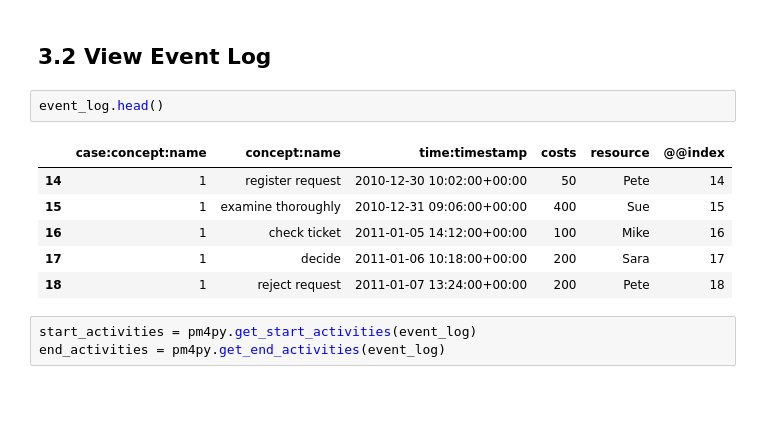
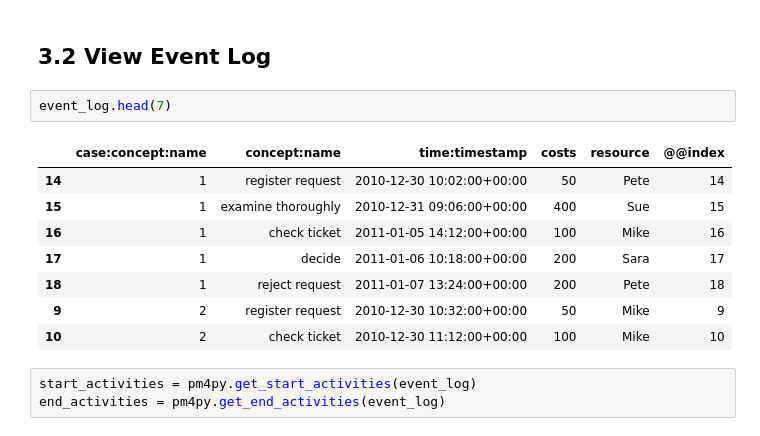
Before and after one commit to Brinkhuis/PM4PY, a Jupyter notebook: PM4PY.ipynb, the cells around one changed output. Cells and saved outputs as stored; diff of their text form; blank space fills up the shorter version.

```diff
--- a/PM4PY.ipynb
+++ b/PM4PY.ipynb
@@ -475,14 +483,16 @@ event_log = pm4py.format_dataframe(
 # %% [markdown]
 ## 3.2 View Event Log
 # %%
-event_log.head()
+event_log.head(7)
 # %% [output]
 |  | case:concept:name | concept:name | time:timestamp | costs | resource | @@index |
 | 14 | 1 | register request | 2010-12-30 10:02:00+00:00 | 50 | Pete | 14 |
 | 15 | 1 | examine thoroughly | 2010-12-31 09:06:00+00:00 | 400 | Sue | 15 |
 | 16 | 1 | check ticket | 2011-01-05 14:12:00+00:00 | 100 | Mike | 16 |
 | 17 | 1 | decide | 2011-01-06 10:18:00+00:00 | 200 | Sara | 17 |
 | 18 | 1 | reject request | 2011-01-07 13:24:00+00:00 | 200 | Pete | 18 |
+| 9 | 2 | register request | 2010-12-30 10:32:00+00:00 | 50 | Mike | 9 |
+| 10 | 2 | check ticket | 2010-12-30 11:12:00+00:00 | 100 | Mike | 10 |
 # %%
 start_activities = pm4py.get_start_activities(event_log)
 end_activities = pm4py.get_end_activities(event_log)
```
Also changed, not shown: parts of 197 cells of this notebook, 1 other file.
